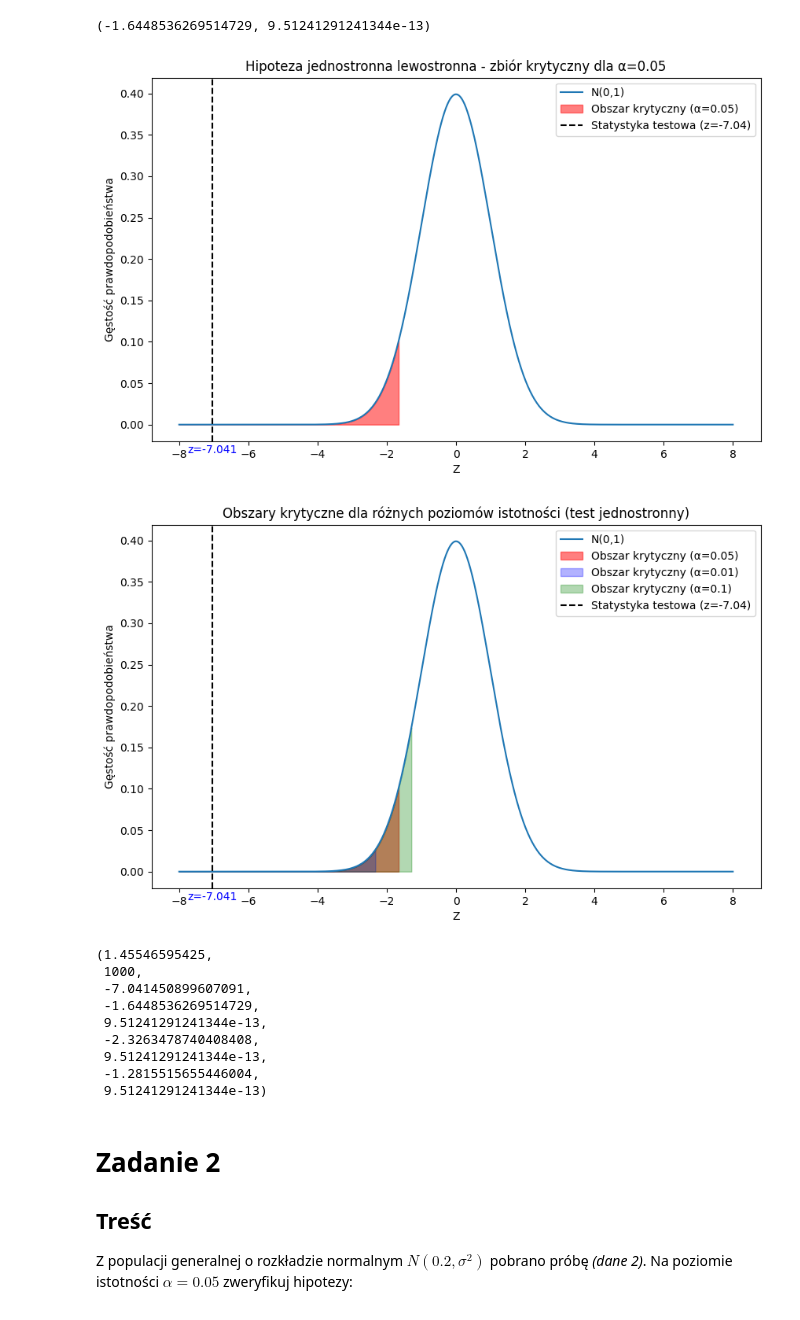
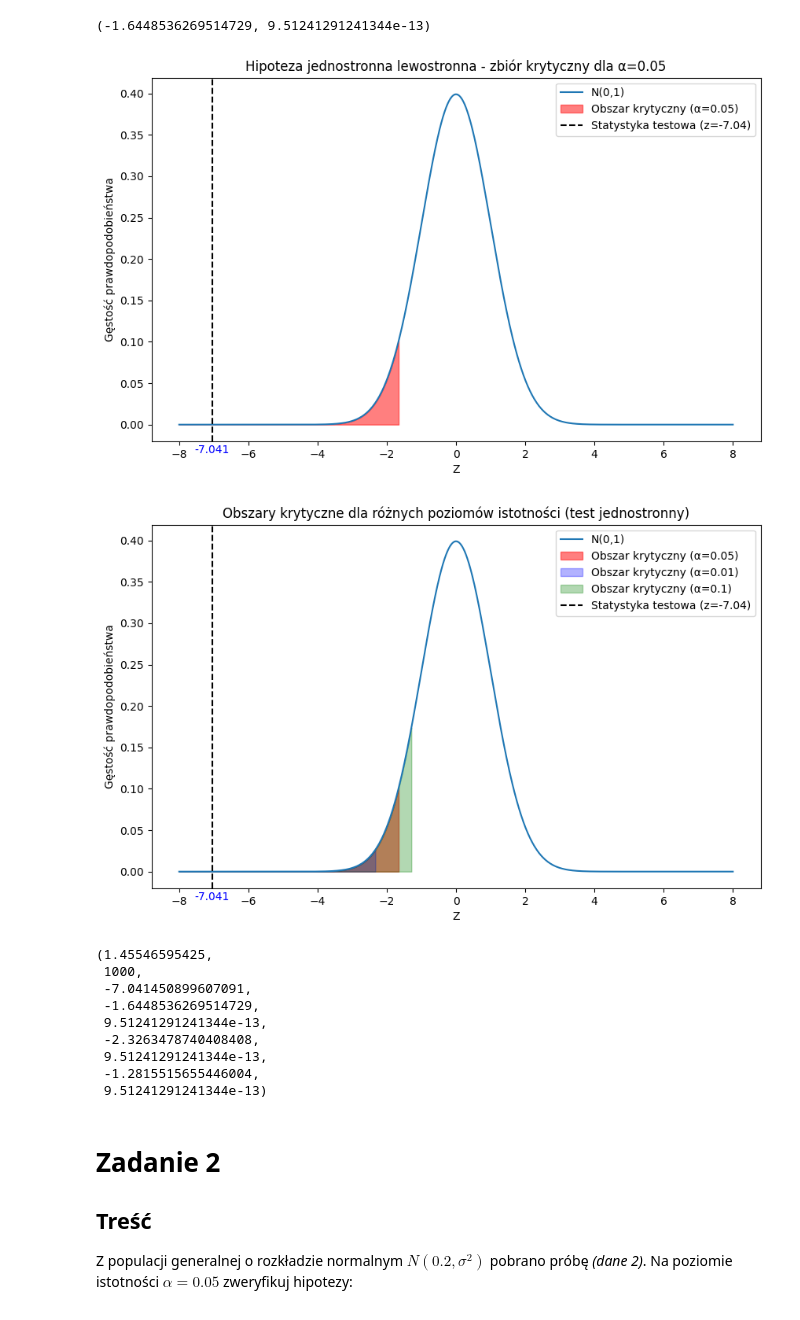
Before and after one commit to mathieuboro/raport2, a Jupyter notebook: Raport2.ipynb, the cells around one changed output. Saved outputs shown, nothing was run; the diff lists cells and outputs as text; code cells hidden in the pictures.

```diff
--- a/Raport2.ipynb
+++ b/Raport2.ipynb
@@ -207,25 +207,25 @@ z_critical, p_value
 # %%
 alpha_01 = 0.01
 z_critical_01 = norm.ppf(alpha_01)
 p_value_01 = norm.cdf(z)
 
 x = np.linspace(-8, 8, 1000)
 y = norm.pdf(x)
 
 fig, ax = plt.subplots(figsize=(10, 6))
 
 ax.plot(x, y, label='N(0,1)')
 ax.fill_between(x, 0, y, where=(x <= z_critical), color='red', alpha=0.5, label='Obszar krytyczny (α=0.05)')
 ax.axvline(x=z, color='black', linestyle='--', label=f'Statystyka testowa (z={z:.2f})')
-ax.text(z, -0.01, f'z={z:.3f}', horizontalalignment='center', verticalalignment='top', color='blue', fontsize=10, transform=ax.get_xaxis_transform())      #zobacz czy z tym
+ax.text(z, -0.01, f'{z:.3f}', horizontalalignment='center', verticalalignment='top', color='blue', fontsize=10, transform=ax.get_xaxis_transform())      #zobacz czy z tym
 ax.legend()
 ax.set_xlabel('Z')
 ax.set_ylabel('Gęstość prawdopodobieństwa')
 ax.set_title('Hipoteza jednostronna lewostronna - zbiór krytyczny dla α=0.05')
 
 plt.show()
 # %% [output]
-[figure, old version]
+[figure, new version]
 # %%
 # For alpha = 0.1
 alpha_1 = 0.1
@@ -239,7 +239,7 @@ ax.fill_between(x, 0, y, where=(x <= z_critical), color='red', alpha=0.5, label=
 ax.fill_between(x, 0, y, where=(x <= z_critical_01), color='blue', alpha=0.3, label='Obszar krytyczny (α=0.01)')
 ax.fill_between(x, 0, y, where=(x <= z_critical_1), color='green', alpha=0.3, label='Obszar krytyczny (α=0.1)')
 ax.axvline(x=z, color='black', linestyle='--', label=f'Statystyka testowa (z={z:.2f})')
-ax.text(z, -0.01, f'z={z:.3f}', horizontalalignment='center', verticalalignment='top', color='blue', fontsize=10, transform=ax.get_xaxis_transform())
+ax.text(z, -0.01, f'{z:.3f}', horizontalalignment='center', verticalalignment='top', color='blue', fontsize=10, transform=ax.get_xaxis_transform())
 ax.legend()
 ax.set_xlabel('Z')
 ax.set_ylabel('Gęstość prawdopodobieństwa')
@@ -249,7 +249,7 @@ plt.show()
 
 sample_mean, sample_size, z, z_critical, p_value, z_critical_01, p_value_01, z_critical_1, p_value_1
 # %% [output]
-[figure, old version]
+[figure, new version]
 (1.45546595425,
  1000,
  -7.041450899607091,
```
